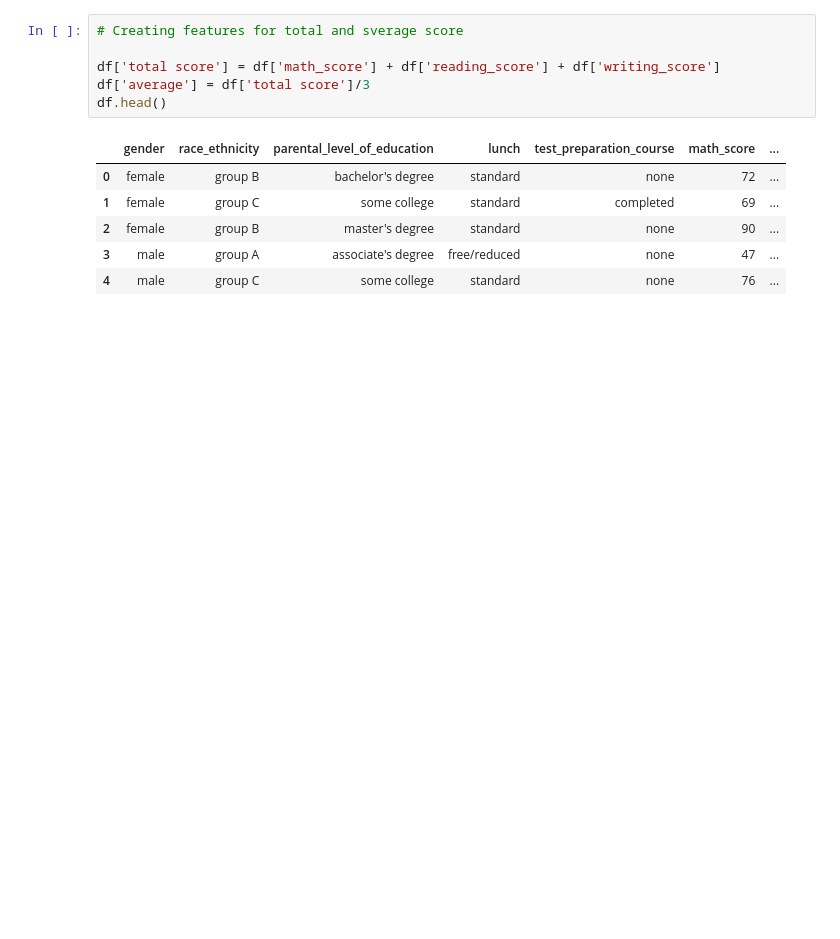
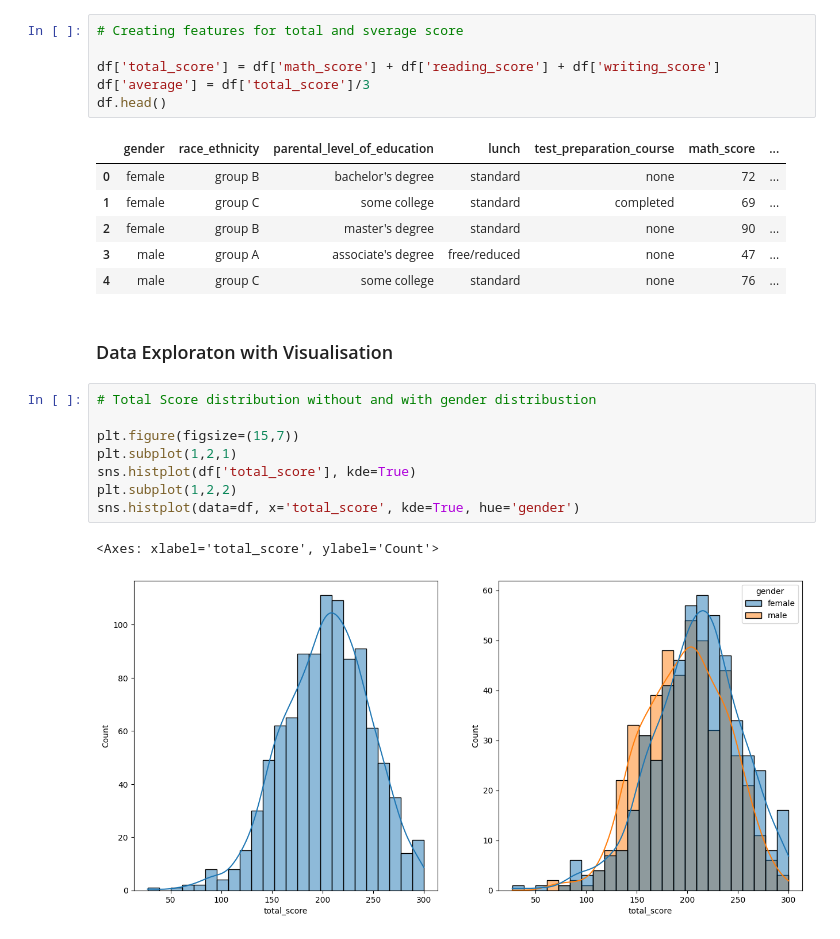
Before and after one commit to amitsas94/mlprojecte2e, a Jupyter notebook: notebook_jupyter/EDA Student performance.ipynb, the cells around one changed output. Saved outputs shown, nothing was run; the diff lists cells and outputs as text; blank space fills up the shorter version.

```diff
--- a/notebook_jupyter/EDA Student performance.ipynb
+++ b/notebook_jupyter/EDA Student performance.ipynb
@@ -188,8 +188,8 @@ Categories in 'test preparation course' variable: ['none' 'completed']
 # %%
 # Creating features for total and sverage score
 
-df['total score'] = df['math_score'] + df['reading_score'] + df['writing_score']
-df['average'] = df['total score']/3
+df['total_score'] = df['math_score'] + df['reading_score'] + df['writing_score']
+df['average'] = df['total_score']/3
 df.head()
 # %% [output]
 |  | gender | race_ethnicity | parental_level_of_education | lunch | test_preparation_course | math_score | ... |
@@ -198,3 +198,16 @@ df.head()
 | 2 | female | group B | master's degree | standard | none | 90 | ... |
 | 3 | male | group A | associate's degree | free/reduced | none | 47 | ... |
 | 4 | male | group C | some college | standard | none | 76 | ... |
+# %% [markdown]
+### Data Exploraton with Visualisation
+# %%
+# Total Score distribution without and with gender distribustion
+
+plt.figure(figsize=(15,7))
+plt.subplot(1,2,1)
+sns.histplot(df['total_score'], kde=True)
+plt.subplot(1,2,2)
+sns.histplot(data=df, x='total_score', kde=True, hue='gender')
+# %% [output]
+<Axes: xlabel='total_score', ylabel='Count'>
+[figure, added]
```
Also changed, not shown: parts of 4 cells of this notebook, 6 other files.
